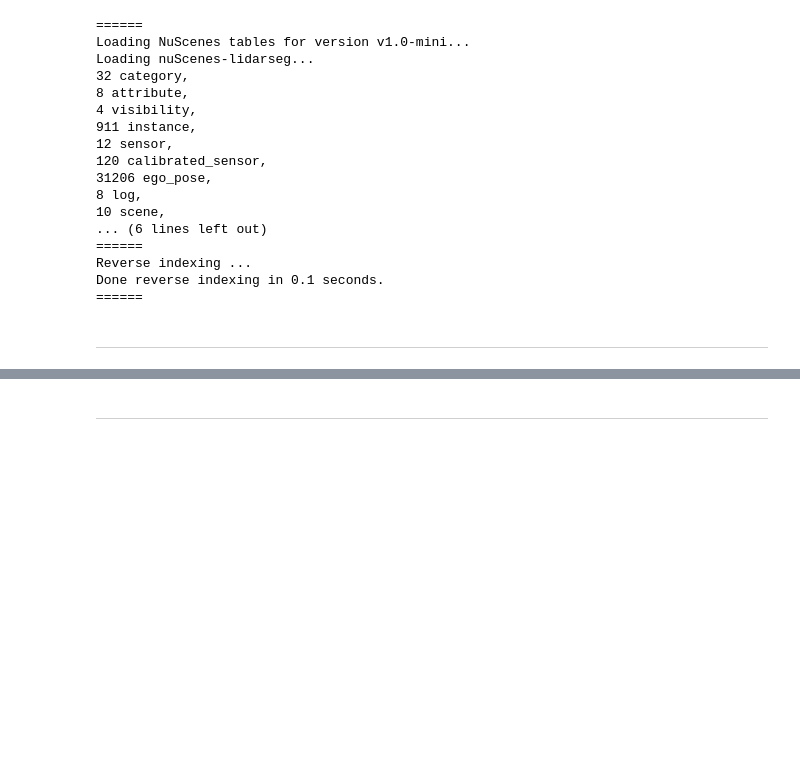
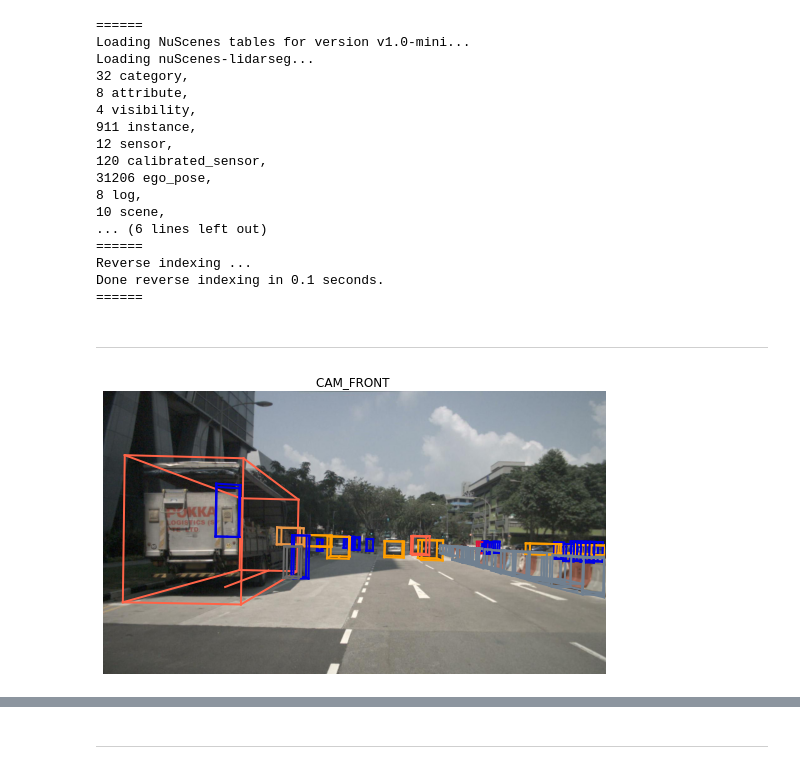
Before and after one commit to narekvslife/lidar-camera-fusion-detection, a Jupyter notebook: LaserNet.ipynb, the cells around one changed output, grey strips where cells are left out. Saved outputs shown, nothing was run; the diff lists cells and outputs as text; code cells hidden in the pictures; blank space fills up the shorter version.

```diff
--- a/LaserNet.ipynb
+++ b/LaserNet.ipynb
@@ -38,3 +39,7 @@ RV_HEIGHT = 32  # there were 32 lasers in NUSCENES' LiDAR
+# %%
+NUSCENES.render_sample_data(samples[0]['data']['CAM_FRONT'])
+# %% [output]
+[figure, added]
 # %%
 %%time
 res = [sample_to_rangeview(s, width=RV_WIDTH, height=RV_HEIGHT) for s in samples]
```
Also changed, not shown: parts of 36 cells of this notebook, 2 other files.
